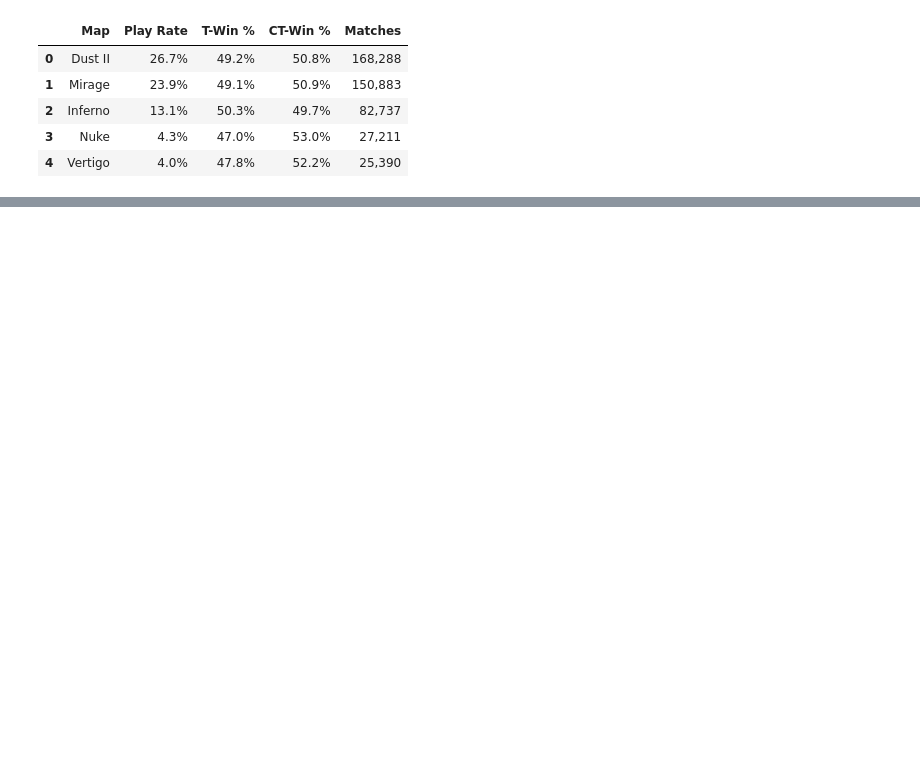
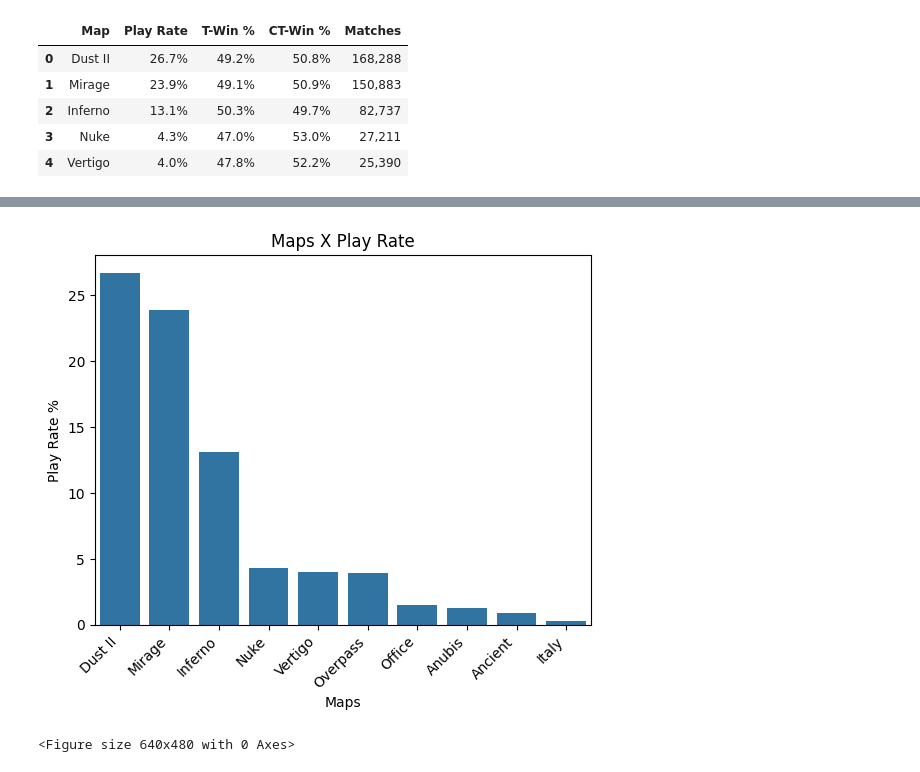
Before and after one commit to oondels/counter-strike2024-stats, a Jupyter notebook: counter_strike.ipynb, the cells around one changed output, grey strips where cells are left out. Cells and saved outputs as stored; diff of their text form; code cells hidden in the pictures; blank space fills up the shorter version.

Commit message:
Data visualisation

```diff
--- a/counter_strike.ipynb
+++ b/counter_strike.ipynb
@@ -13,0 +62,7 @@ maps.head()
+# %%
+maps.rename(columns={"T-Win %": "T-Win", "CT-Win %": "CT-Win"}, inplace=True)
+# %%
+maps['Play Rate'] = maps['Play Rate'].str.rstrip("%").astype("float")
+maps['T-Win'] = maps['T-Win'].str.rstrip("%").astype("float")
+maps['CT-Win'] = maps['CT-Win'].str.rstrip("%").astype("float")
+maps['Matches'] = maps['Matches'].str.replace(",", "").astype("int")
@@ -13,0 +235,12 @@ maps.head()
+# %%
+sns.barplot(x = maps["Map"], y = maps["Play Rate"])
+plt.xlabel("Maps")
+plt.ylabel("Play Rate %")
+plt.title("Maps X Play Rate")
+plt.xticks(rotation=45, ha='right')
+
+plt.show()
+plt.clf()
+# %% [output]
+[figure, added]
+<Figure size 640x480 with 0 Axes>
```
Also changed, not shown: parts of 31 cells of this notebook.
